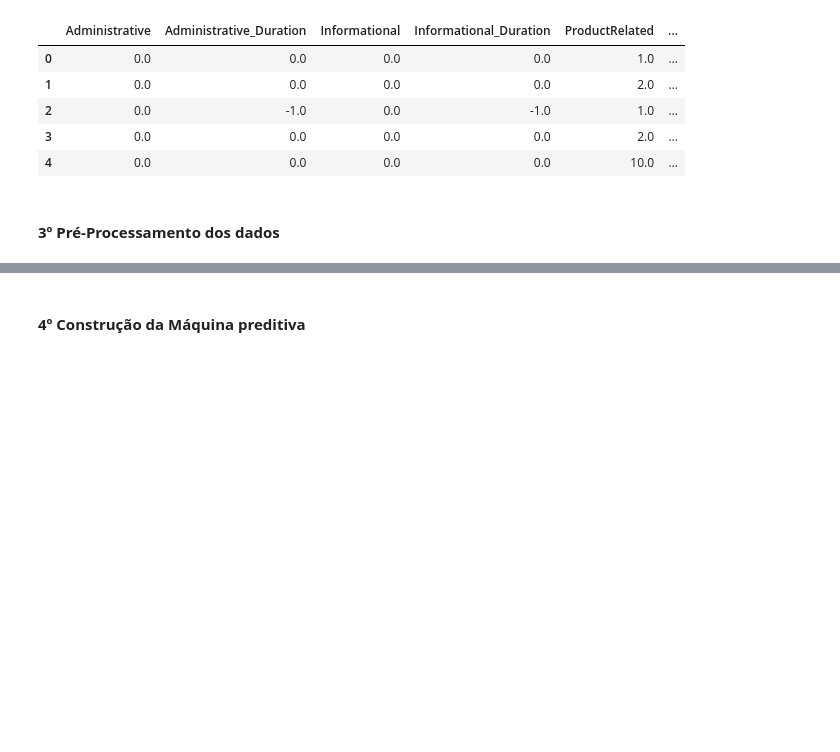
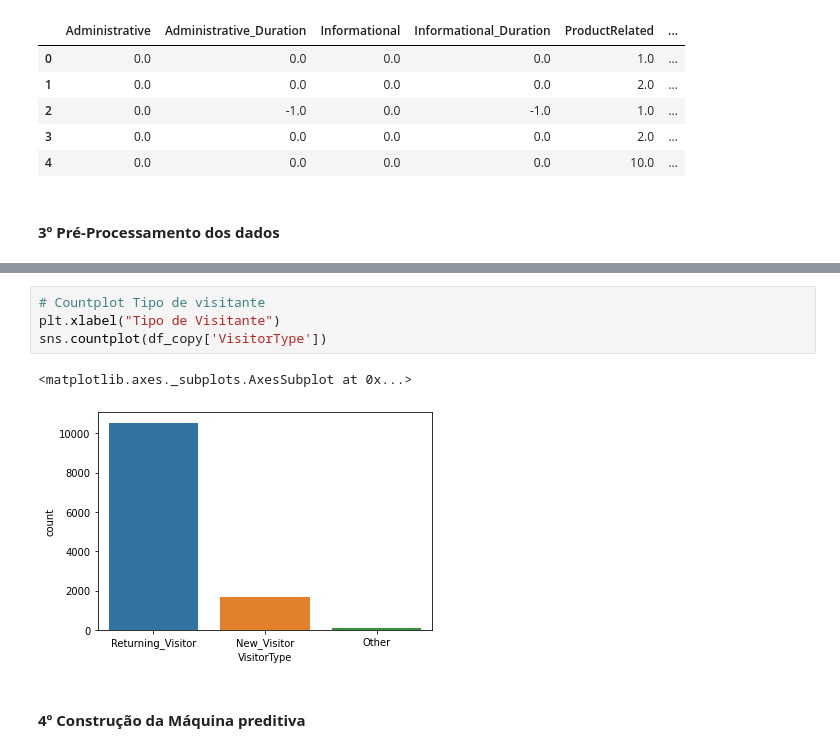
Before and after one commit to clferreira1985/Python, a Jupyter notebook: SVM_estudo_de_caso/SVM_estudo_de_caso.ipynb, the cells around one changed output, grey strips where cells are left out. Cells and saved outputs as stored; diff of their text form; blank space fills up the shorter version.

```diff
--- a/SVM_estudo_de_caso/SVM_estudo_de_caso.ipynb
+++ b/SVM_estudo_de_caso/SVM_estudo_de_caso.ipynb
@@ -43,3 +227,10 @@ df.head()
+# %%
+# Countplot Tipo de visitante
+plt.xlabel("Tipo de Visitante")
+sns.countplot(df_copy['VisitorType'])
+# %% [output]
+<matplotlib.axes._subplots.AxesSubplot at 0x...>
+[figure, added]
 # %% [markdown]
 #### **4º Construção da Máquina preditiva**
 # %% [markdown]
```
Also changed, not shown: parts of 17 cells of this notebook.
